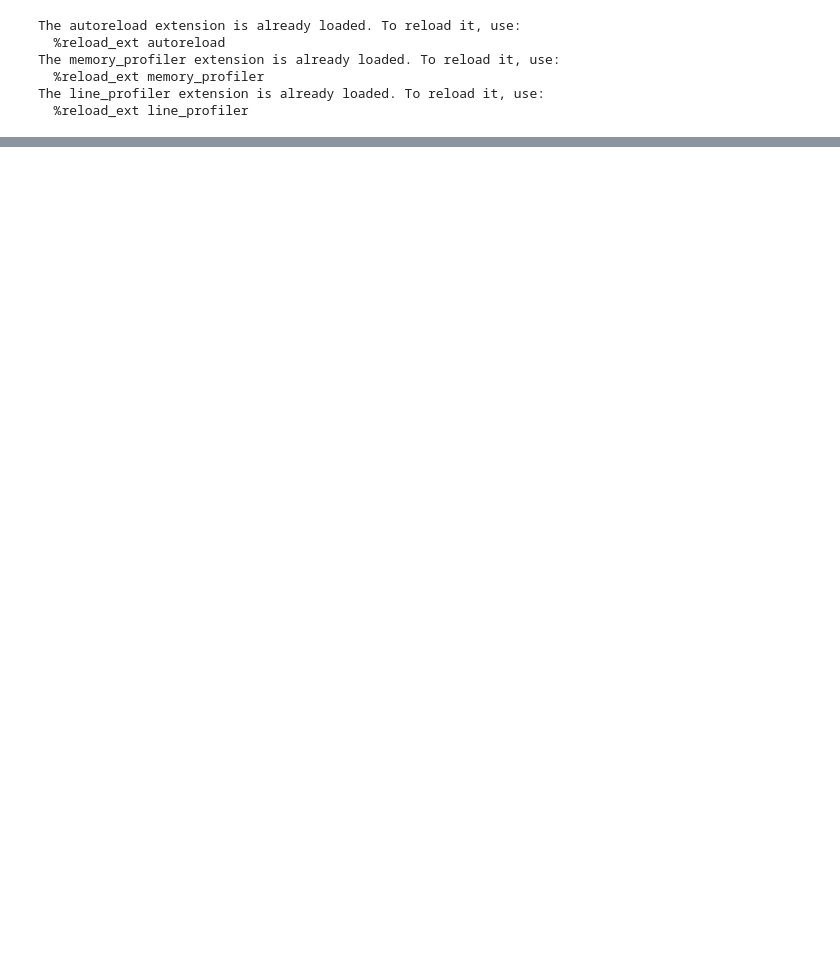
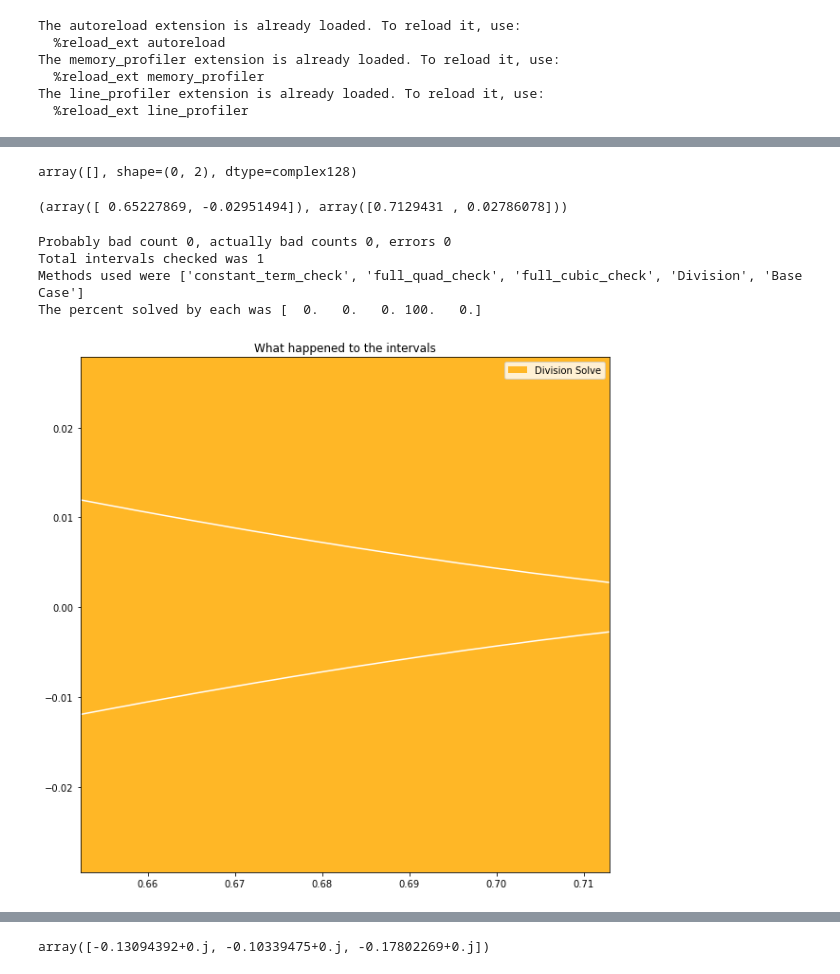
Before and after one commit to tylerjarvis/RootFinding, a Jupyter notebook: TestStuff.ipynb, the cells around one changed output, grey strips where cells are left out. Drawn from its saved outputs; the diff is of its cells as text; code cells hidden in the pictures; blank space fills up the shorter version.

```diff
--- a/TestStuff.ipynb
+++ b/TestStuff.ipynb
@@ -305,0 +378,19 @@ def play_song():
+# %%
+new_zeros
+# %% [output]
+array([], shape=(0, 2), dtype=complex128)
+# %%
+steps = [1,0,3,0,3]
+a,b = get_interval(steps)
+get_interval(steps)
+# %% [output]
+(array([ 0.65227869, -0.02951494]), array([0.7129431 , 0.02786078]))
+# %%
+%time zeros2 = solve([f,g], a, b, interval_data=True, plot_intervals=True,\
+                     contours=True, show_zeros=True, polish = False)
+# %% [output]
+Probably bad count 0, actually bad counts 0, errors 0
+Total intervals checked was 1
+Methods used were ['constant_term_check', 'full_quad_check', 'full_cubic_check', 'Division', 'Base Case']
+The percent solved by each was [  0.   0.   0. 100.   0.]
+[figure, added]
@@ -305,0 +399,4 @@ def play_song():
+# %%
+g(zeros2)
+# %% [output]
+array([-0.13094392+0.j, -0.10339475+0.j, -0.17802269+0.j])
```
Also changed, not shown: parts of 101 cells of this notebook, 4 other files.
